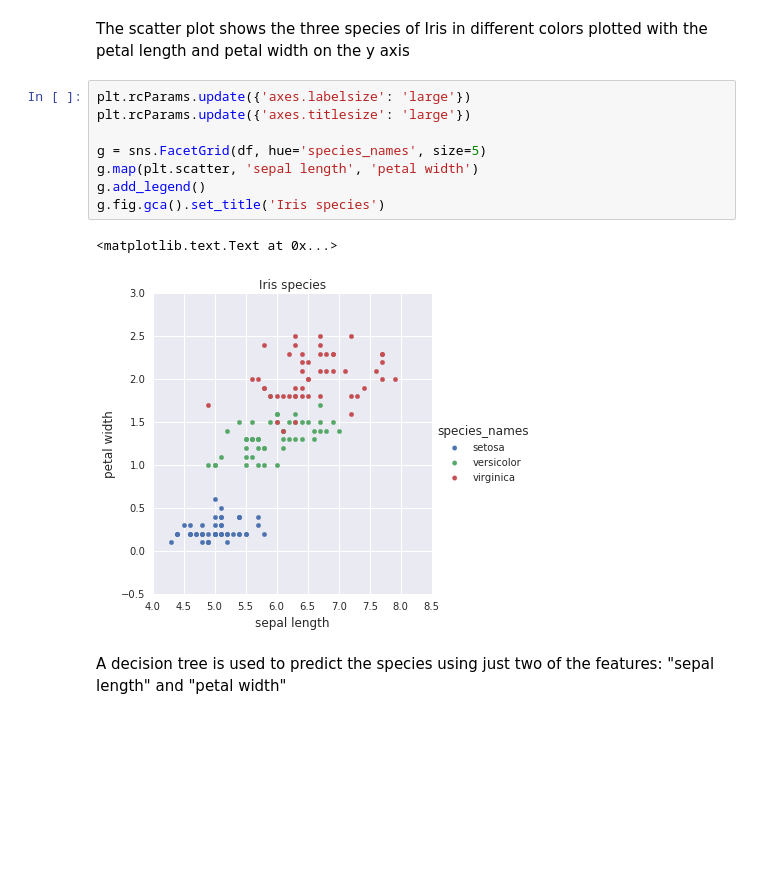
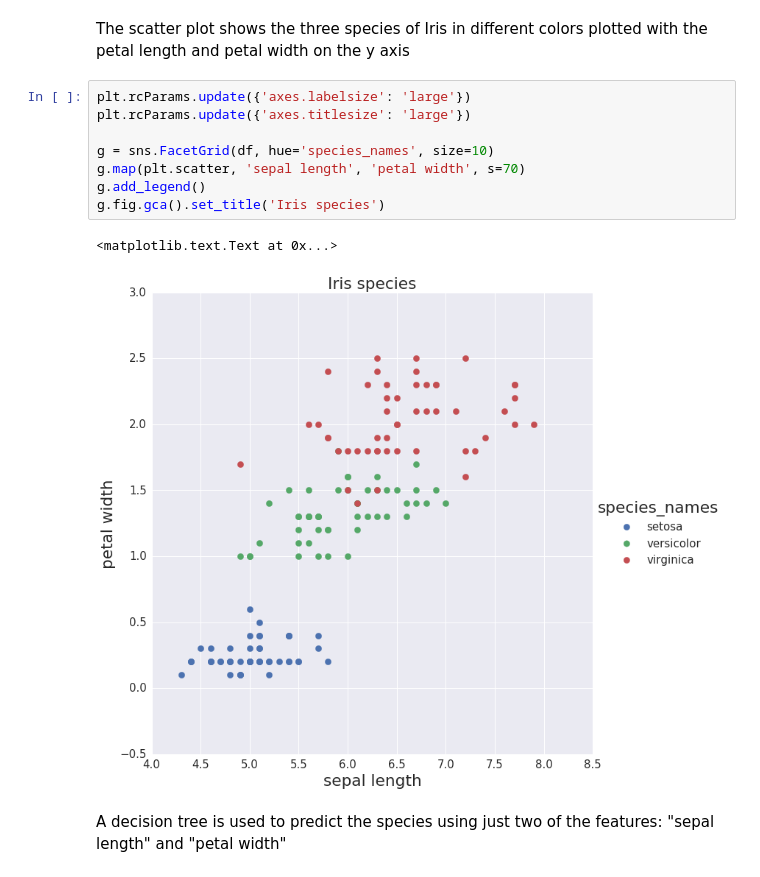
Before and after one commit to gavinln/stats_py_vm, a Jupyter notebook: notebooks/scikit-learn/05_Random_Forests.ipynb, the cells around one changed output. Drawn from its saved outputs; the diff is of its cells as text; blank space fills up the shorter version.

Commit message:
updated font size

```diff
--- a/notebooks/scikit-learn/05_Random_Forests.ipynb
+++ b/notebooks/scikit-learn/05_Random_Forests.ipynb
@@ -50,14 +50,14 @@ The scatter plot shows the three species of Iris in different colors plotted wit
 # %%
 plt.rcParams.update({'axes.labelsize': 'large'})
 plt.rcParams.update({'axes.titlesize': 'large'})
 
-g = sns.FacetGrid(df, hue='species_names', size=5)
-g.map(plt.scatter, 'sepal length', 'petal width')
+g = sns.FacetGrid(df, hue='species_names', size=10)
+g.map(plt.scatter, 'sepal length', 'petal width', s=70)
 g.add_legend()
 g.fig.gca().set_title('Iris species')
 # %% [output]
 <matplotlib.text.Text at 0x...>
-[figure, old version]
+[figure, new version]
 # %% [markdown]
 A decision tree is used to predict the species using just two of the features: "sepal length" and "petal width"
 # %%
```
Also changed, not shown: parts of 2 cells of this notebook.
